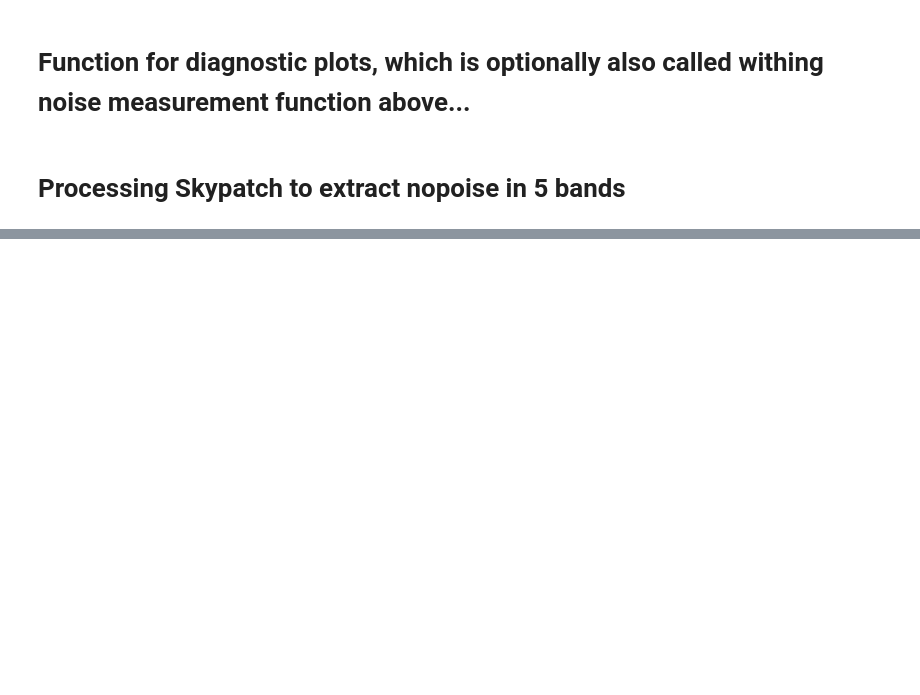
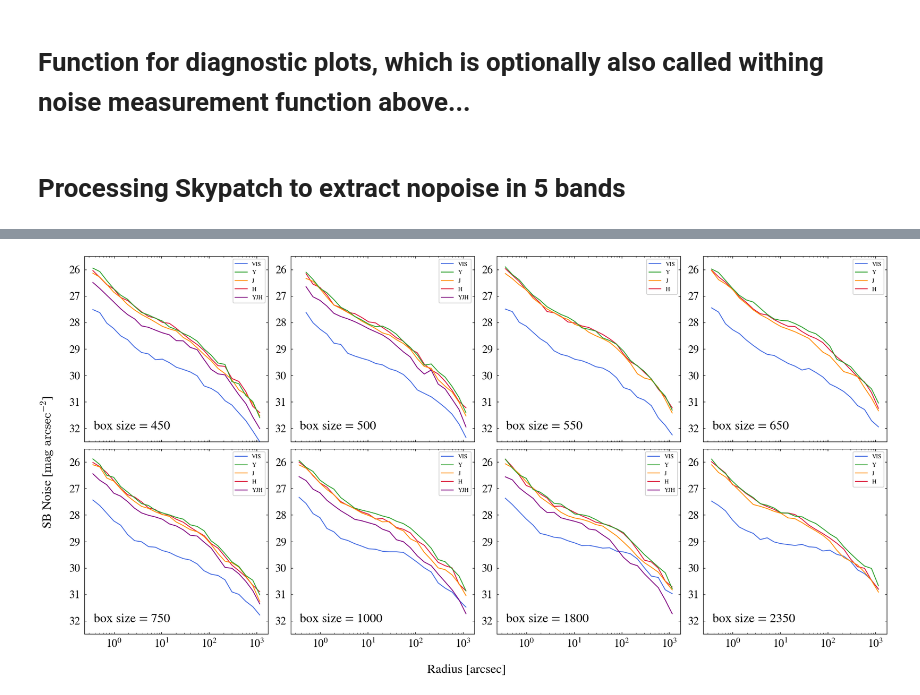
Before and after one commit to IntraClusterLight/nicl_q1, a Jupyter notebook: nbs/euclid/Measure_skypatch_noise.ipynb, the cells around one changed output, grey strips where cells are left out. Drawn from its saved outputs; the diff is of its cells as text; code cells hidden in the pictures; blank space fills up the shorter version.

```diff
--- a/nbs/euclid/Measure_skypatch_noise.ipynb
+++ b/nbs/euclid/Measure_skypatch_noise.ipynb
@@ -1133,0 +1120,60 @@ plt.show()
+# %%
+bs_files = defaultdict(list)
+box_size_order =[450, 500, 550, 650, 750, 1000, 1800, 2350]
+
+band_colours = {
+    'VIS': 'royalblue',
+    'Y': 'tab:green',
+    'J': 'darkorange',
+    'H': 'crimson',
+    'YJH': 'purple',
+}
+
+for file in ordered_files:
+    basename = os.path.basename(file)
+    filt = next(b for b in box_size_order if f'_bs{b}_' in basename)
+    bs_files[filt].append(file)
+
+fig, axes = plt.subplots(2, 4, figsize=(14,7), sharex=True)
+
+for ax, filt in zip(axes.flatten(), box_size_order):
+
+    for file in bs_files[filt]:
+
+        basename = os.path.basename(file)
+        band_name = basename.split('_')[2]  # bs450
+        data = pd.read_csv(file)
+
+        noise_mag = 23.9 - 2.5 * np.log10(data['MAD_Median_Clipped_Flux'])
+
+        ax.plot(data['SMA_annulus_centre_arcsec'], noise_mag,
+                label=band_name,
+                color=band_colours.get(band_name, 'black'),
+                linestyle='-')
+
+    ax.text(0.05, 0.05, f'box size = {filt}', transform=ax.transAxes, fontsize=15,
+            verticalalignment='bottom', horizontalalignment='left')
+
+    ax.set_ylim(25.5, 32.5)
+    ax.tick_params(labelsize=13)
+    ax.invert_yaxis()
+    ax.set_xscale('log')
+
+    handles, labels = ax.get_legend_handles_labels()
+    band_order = list(band_colours.keys())
+    label_handle = dict(zip(labels, handles))
+    sorted_labels = [label for label in band_order if label in labels]
+    sorted_handles = [label_handle[label] for label in sorted_labels]
+    ax.legend(sorted_handles, sorted_labels, fontsize=7, title_fontsize=8)
+
+    # ax.set_xlabel('Radius [arcsec]', fontsize=10)
+
+fig.supxlabel('Radius [arcsec]', fontsize=15, y=0.0)
+fig.supylabel(r'SB Noise [$\rm mag \ arcsec^{-2}$]', fontsize=15, x=0.0)
+
+plt.tight_layout()
+plt.savefig(folder+'Skypatch_noise_SB_subplots_differentBS_panels.png')
+plt.savefig(folder+'Skypatch_noise_SB_subplots_differentBS_panels.pdf')
+plt.show()
+# %% [output]
+[figure, added]
```
Also changed, not shown: parts of 5 cells of this notebook.
